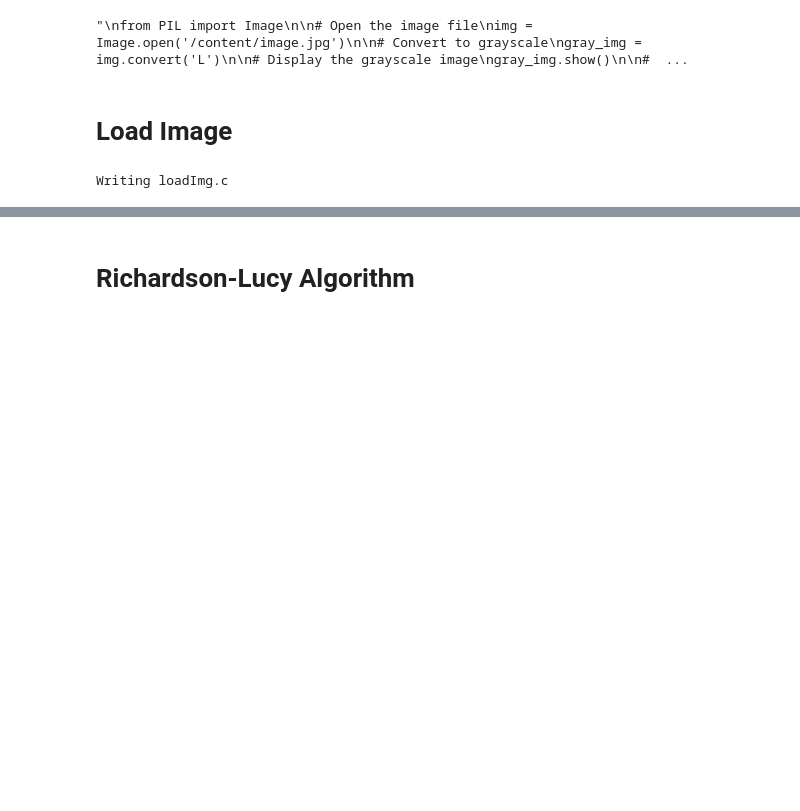
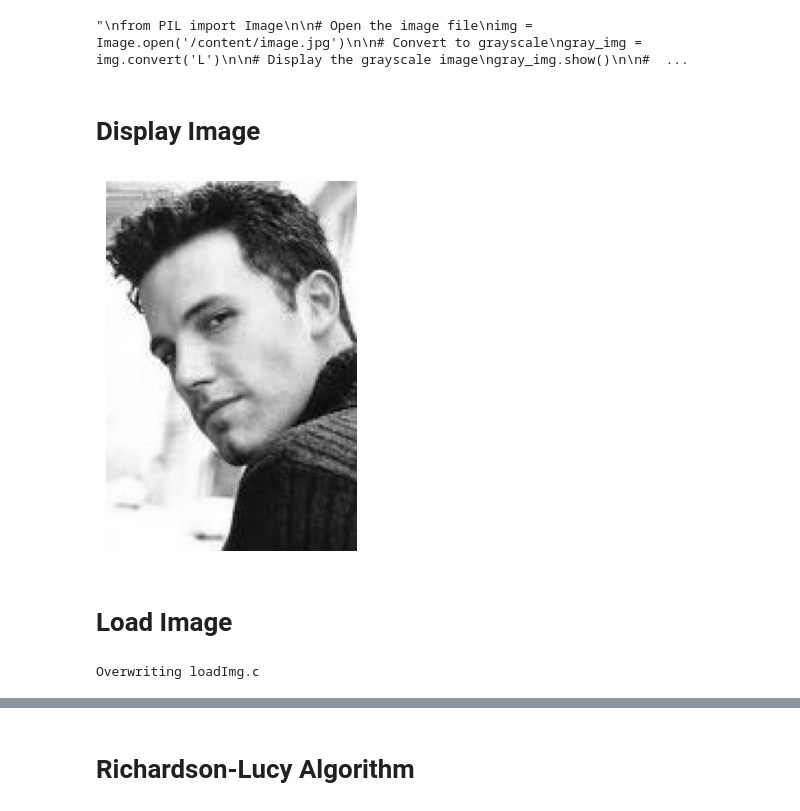
Before and after one commit to SBhat2615/pcap-mini-project, a Jupyter notebook: colab-workspace.ipynb, the cells around one changed output, grey strips where cells are left out. Saved outputs shown, nothing was run; the diff lists cells and outputs as text; code cells hidden in the pictures; blank space fills up the shorter version.

```diff
--- a/colab-workspace.ipynb
+++ b/colab-workspace.ipynb
@@ -81,3 +86,16 @@ gray_img.save('/content/imageGray.jpg')
+# %% [markdown]
+# Display Image
+# %%
+from matplotlib import pyplot as plt
+import cv2
+
+img = cv2.imread('./image.jpg')
+
+plt.imshow(img)
+plt.axis("off")
+plt.show()
+# %% [output]
+[figure, added]
 # %% [markdown]
 # Load Image
 # %%
@@ -137,7 +155,7 @@ int main() {
     return 0;
 }
 # %% [output]
-Writing loadImg.c
+Overwriting loadImg.c
 # %%
 !gcc loadImg.c
 # %%
```
Also changed, not shown: parts of 6 cells of this notebook.
